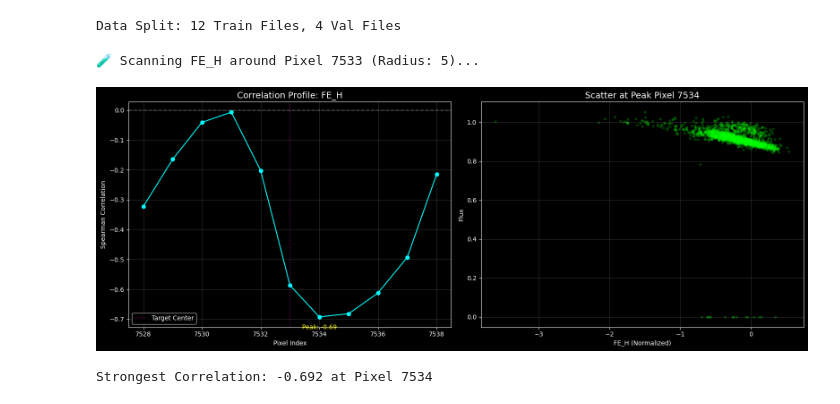
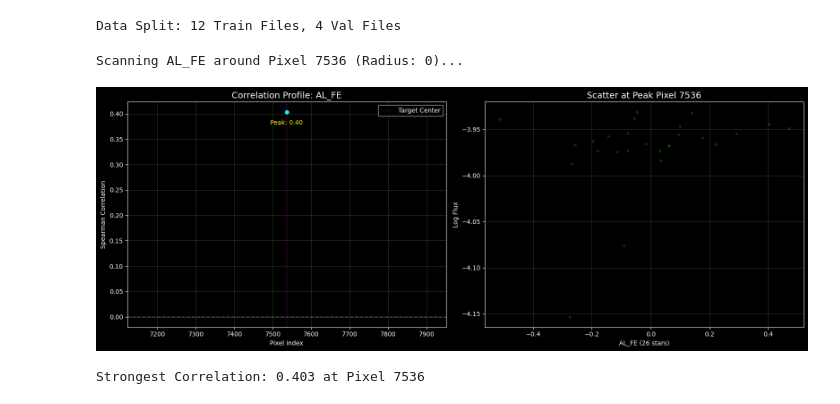
Before and after one commit to Aneeshshastri/STAR_SEER, a Jupyter notebook: Spectrogram_model_trainer.ipynb, the cells around one changed output. Cells and saved outputs as stored; diff of their text form; code cells hidden in the pictures.

Commit message:
Kaggle Notebook | Spectogram_trainer_V4 | Version 6

```diff
--- a/Spectrogram_model_trainer.ipynb
+++ b/Spectrogram_model_trainer.ipynb
@@ -368,19 +358,16 @@ spectral_lines_pixels = {
     "Ni_1605": 4432,
     "Ca/Fe_1615": 4905,
     "CO_1619": 5092,
-    "Si_1638": 5975,
+    "Si_1638": 5970,
     "CO_1661": 7032,
     "Ni_1667": 7306,
-    "Al_1672": 7533,
+    "Al_1672": 7536,
     "Al_1675": 7669,
     "Ni_1682": 7987
 }
 # %%
-import matplotlib.pyplot as plt
-import numpy as np
-from scipy.stats import spearmanr
 
-def check_window_correlation(dataset, label_name, center_pixel, config, window_radius=3, num_samples=2000):
+def check_window_correlation(dataset, label_name, center_pixel, config, window_radius=3, num_samples=10000):
     """
     Checks correlation for a label across a range of pixels [center-r, center+r].
     Generates a 'Correlation Profile' plot to prove the line exists physically.
@@ -389,10 +376,10 @@ def check_window_correlation(dataset, label_name, center_pixel, config, window_r
     try:
         label_idx = config.SELECTED_LABELS.index(label_name)
     except ValueError:
-        print(f"❌ Label {label_name} not found.")
+        print(f"Label {label_name} not found.")
         return
 
-    print(f"🧪 Scanning {label_name} around Pixel {center_pixel} (Radius: {window_radius})...")
+    print(f"Scanning {label_name} around Pixel {center_pixel} (Radius: {window_radius})...")
 
     # 2. Collect Data (Labels + Window of Flux)
     collected_labels = []
@@ -409,7 +396,10 @@ def check_window_correlation(dataset, label_name, center_pixel, config, window_r
         lbls = batch_labels.numpy()[:, label_idx]
         # Grab the specific slice of pixels
         flux_window = batch_spectra.numpy()[:, start_pix:end_pix, 0]
-
+        #lbls=lbls[np.any(flux_window<1e-2)]
+       # flux_window=flux_window[np.any(flux_window<1e-2)]
+        if(np.any(batch_spectra.numpy()[:,start_pix:end_pix,1]==0)):
+            continue
         collected_labels.extend(lbls)
         collected_flux_window.extend(flux_window)
 
@@ -419,7 +409,9 @@ def check_window_correlation(dataset, label_name, center_pixel, config, window_r
     # Convert to arrays
     X_labels = np.array(collected_labels)
     Y_flux_window = np.array(collected_flux_window) # Shape: (N_samples, Window_Size)
-
+    X_labels=X_labels[np.any(Y_flux_window<1e-2,axis=1)]
+    Y_flux_window=Y_flux_window[np.any(Y_flux_window<1e-2,axis=1)]
+    #X_labels[Y_flux_window]
     # 3. Calculate Correlation per Pixel
     correlations = []
     p_values = []
@@ -455,42 +447,43 @@ def check_window_correlation(dataset, label_name, center_pixel, config, window_r
     ax1.annotate(f"Peak: {best_corr:.2f}",
                  (best_pixel, best_corr),
                  xytext=(0, -20), textcoords='offset points',
                  color='yellow', ha='center')
 
     # --- PLOT B: Scatter of Best Pixel ---
     # Shows the raw data for the strongest correlated pixel found
     best_flux = Y_flux_window[:, best_idx]
 
-    ax2.scatter(X_labels, best_flux, alpha=0.2, s=10, color='lime')
+    ax2.scatter(X_labels,np.log10(best_flux), alpha=0.2, s=10, color='lime')
 
     ax2.set_title(f"Scatter at Peak Pixel {best_pixel}", fontsize=14, color='white')
-    ax2.set_xlabel(f"{label_name} (Normalized)")
-    ax2.set_ylabel("Flux")
+    ax2.set_xlabel(f"{label_name} ({len(X_labels)} stars)")
+    ax2.set_ylabel("Log Flux")
     ax2.grid(True, alpha=0.2)
 
     plt.tight_layout()
     plt.show()
 
     print(f"Strongest Correlation: {best_corr:.3f} at Pixel {best_pixel}")
 
 # ==========================================
 # USAGE
 # ==========================================
 # Example: Check Aluminum around the 16719A line
 # (Assuming pixel index ~7250, adjust based on your grid)
 target_pixel = 7250
 
 check_window_correlation(
-    train_ds.take(20),
-    label_name='FE_H',
+    train_ds,
+    label_name='AL-
+    +_FE',
     center_pixel=spectral_lines_pixels['Al_1672'],
     config=config,
-    window_radius=5 # Check 5 pixels left/right
+    window_radius=0 # Check 5 pixels left/right
 )
 # %% [output]
-🧪 Scanning FE_H around Pixel 7533 (Radius: 5)...
+Scanning AL_FE around Pixel 7536 (Radius: 0)...
-[figure, old version]
+[figure, new version]
-Strongest Correlation: -0.692 at Pixel 7534
+Strongest Correlation: 0.403 at Pixel 7536
 # %%
 # ==========================================
 # Use a modiefied soblev loss function (I read in a paper it works well)
```
Also changed, not shown: parts of 5 cells of this notebook.
